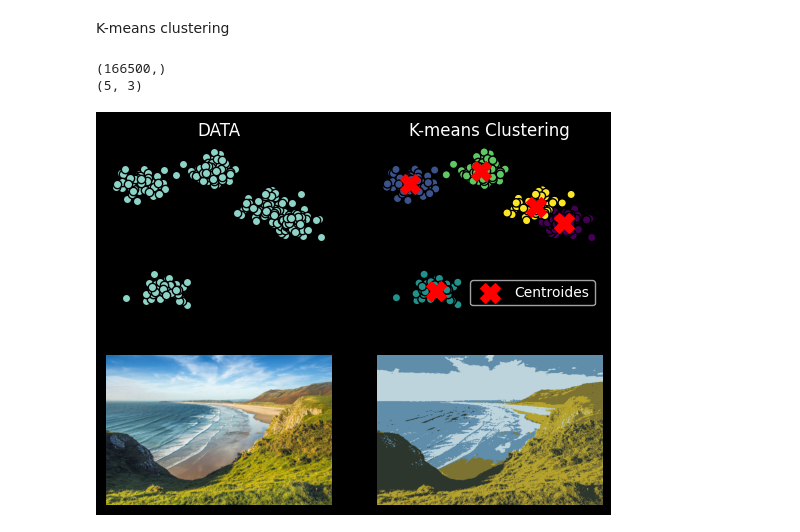
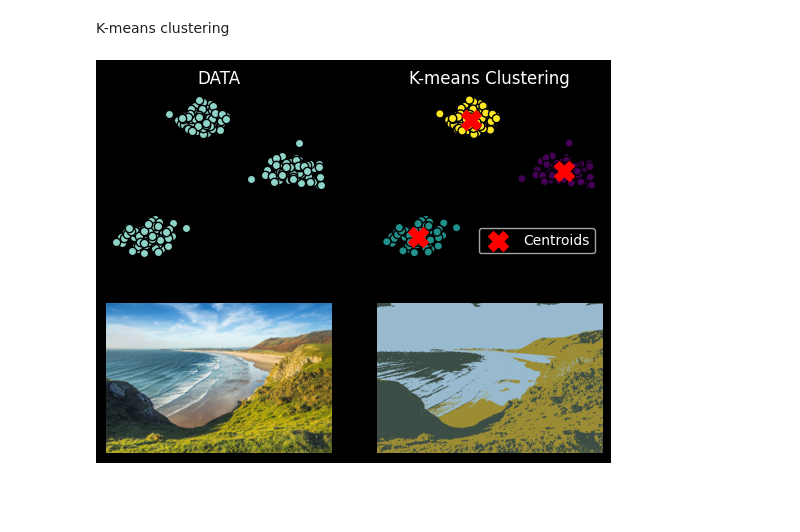
Before and after one commit to leinaxd/NOTES, a Jupyter notebook: digital_image_processing/notebooks/13_image_segmentation.ipynb, the cells around one changed output. Cells and saved outputs as stored; diff of their text form; code cells hidden in the pictures; blank space fills up the shorter version.

```diff
--- a/digital_image_processing/notebooks/13_image_segmentation.ipynb
+++ b/digital_image_processing/notebooks/13_image_segmentation.ipynb
@@ -226,7 +226,7 @@ K-means clustering
 import numpy as np
 import matplotlib.pyplot as plt
 
-K=5 #@param {'type':'integer'}
+K=3 #@param {'type':'integer'}
 n_samples = 300
 
 # Generate Random Samples (x1, y1) ... (xn, yn)
@@ -234,8 +234,8 @@ X, _ = sk.datasets.make_blobs(n_samples=300, centers=K, random_state=42)
 
 # Apply K-means
 kmeans = sk.cluster.KMeans(n_clusters=K, random_state=42, n_init=1)
-etiquetas = kmeans.fit_predict(X)
-centroides = kmeans.cluster_centers_
+labels = kmeans.fit_predict(X)
+mu = kmeans.cluster_centers_
 
 # Visualizing results
 fig, ax = plt.subplots(2,2)
@@ -244,38 +244,36 @@ ax[0][0].scatter(X[:, 0], X[:, 1], edgecolors='k')
 ax[0][0].set_title('DATA')
 ax[0][0].axis('off')
 
-ax[0][1].scatter(X[:, 0], X[:, 1], c=etiquetas, cmap='viridis', edgecolors='k')
-ax[0][1].scatter(centroides[:, 0], centroides[:, 1], c='red', marker='X', s=200, label='Centroides')
+ax[0][1].scatter(X[:, 0], X[:, 1], c=labels, cmap='viridis', edgecolors='k')
+ax[0][1].scatter(mu[:, 0], mu[:, 1], c='red', marker='X', s=200, label='Centroids')
 ax[0][1].set_title('K-means Clustering')
 ax[0][1].legend()
 ax[0][1].axis('off')
 
 
 ax[1][0].imshow(img)
 ax[1][0].axis('off')
 
 #@markdown **NOTE**
 
 #@markdown Each pixel (R,G,B) is a K-means sample.
 
 #@markdown location doesn't matter, so image is flatten and reshaped
 
 r,c,ch = img.shape
 f_img = img.reshape(r*c, ch) #flattens image so each pixel is a sample.
 
 kmeans = sk.cluster.KMeans(n_clusters=K, n_init=1)
 labels = kmeans.fit_predict(f_img)
 mu = kmeans.cluster_centers_
 mu = np.uint8(mu)
 
 k_img = labels.reshape(r,c)
 k_img = mu[k_img]
 
 ax[1][1].imshow(k_img)
 ax[1][1].axis('off')
 
 pass
 # %% [output]
-(166500,)
-(5, 3)
-[figure, old version]
+[figure, new version]
```
